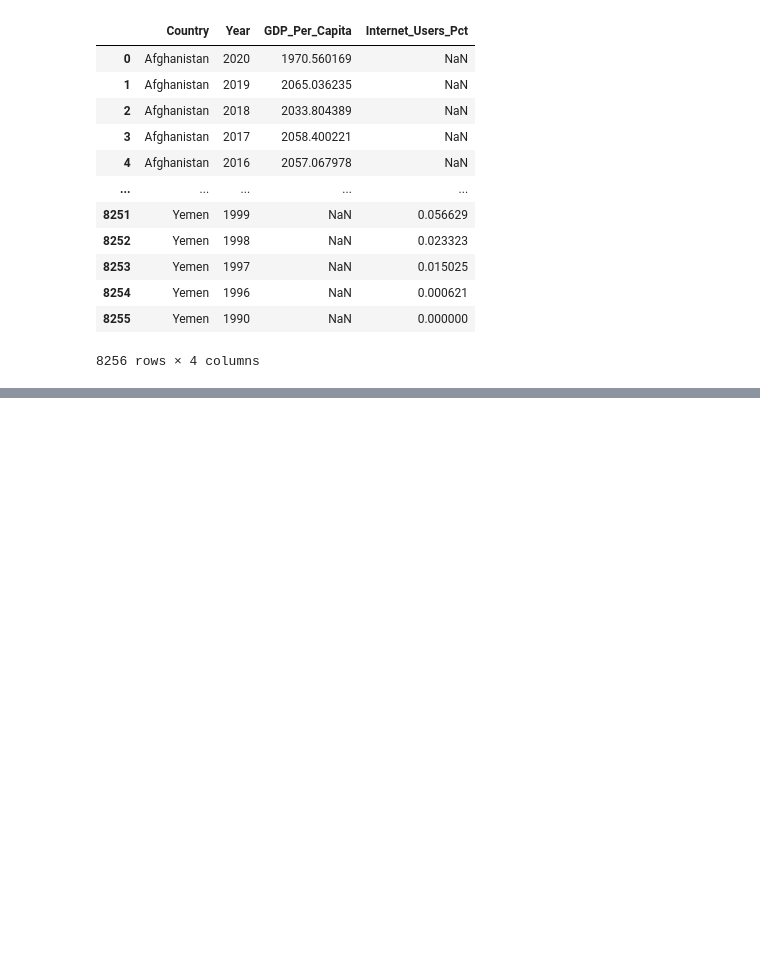
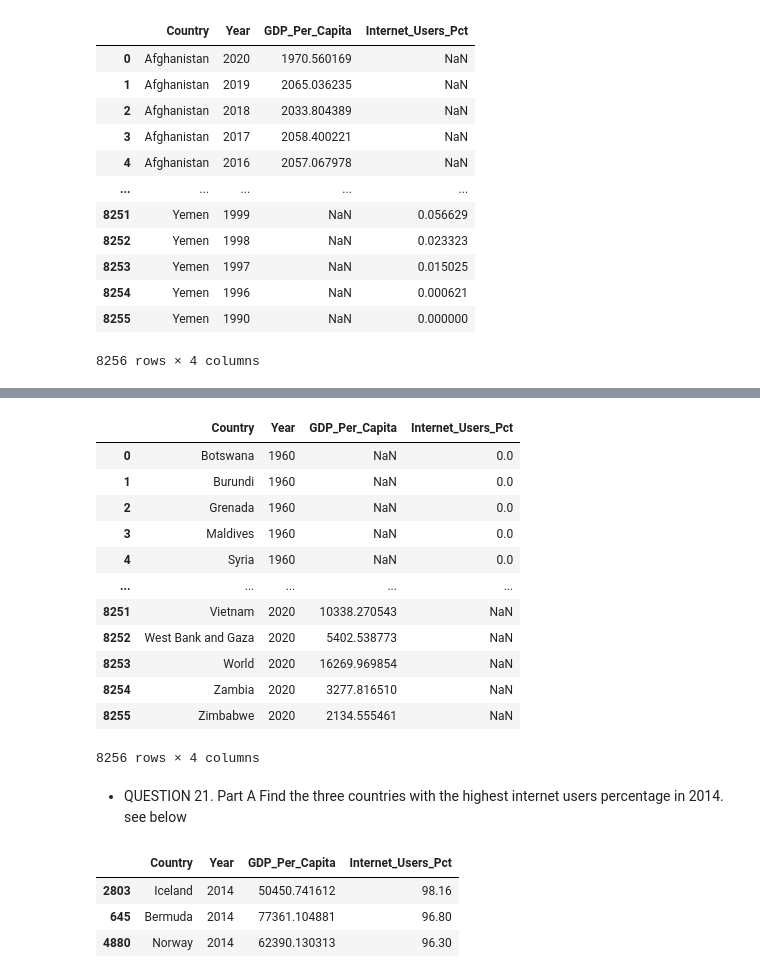
Before and after one commit to NSS-Full-Time-Data-Analytics-11/un-project-nelson-aaron-j, a Jupyter notebook: notebooks/nelson_un_project.ipynb, the cells around one changed output, grey strips where cells are left out. Saved outputs shown, nothing was run; the diff lists cells and outputs as text; code cells hidden in the pictures; blank space fills up the shorter version.

```diff
--- a/notebooks/nelson_un_project.ipynb
+++ b/notebooks/nelson_un_project.ipynb
@@ -647,0 +540,25 @@ Text(0.5, 1.0, '2014 GDP Per Capita vs. Internet Users Percentage')
+# %%
+gdp_and_internet_use.sort_values(by = ['Year', 'Country'], ascending = True).reset_index(drop=True)
+# %% [output]
+|  | Country | Year | GDP_Per_Capita | Internet_Users_Pct |
+| 0 | Botswana | 1960 | NaN | 0.0 |
+| 1 | Burundi | 1960 | NaN | 0.0 |
+| 2 | Grenada | 1960 | NaN | 0.0 |
+| 3 | Maldives | 1960 | NaN | 0.0 |
+| 4 | Syria | 1960 | NaN | 0.0 |
+| ... | ... | ... | ... | ... |
+| 8251 | Vietnam | 2020 | 10338.270543 | NaN |
+| 8252 | West Bank and Gaza | 2020 | 5402.538773 | NaN |
+| 8253 | World | 2020 | 16269.969854 | NaN |
+| 8254 | Zambia | 2020 | 3277.816510 | NaN |
+| 8255 | Zimbabwe | 2020 | 2134.555461 | NaN |
+8256 rows × 4 columns
+# %% [markdown]
+- QUESTION 21. Part A Find the three countries with the highest internet users percentage in 2014. see below
+# %%
+gdp_and_internet_use.query('Year == 2014').sort_values(by = 'Internet_Users_Pct', ascending = False).head(3)
+# %% [output]
+|  | Country | Year | GDP_Per_Capita | Internet_Users_Pct |
+| 2803 | Iceland | 2014 | 50450.741612 | 98.16 |
+| 645 | Bermuda | 2014 | 77361.104881 | 96.80 |
+| 4880 | Norway | 2014 | 62390.130313 | 96.30 |
```
Also changed, not shown: parts of 35 cells of this notebook.
